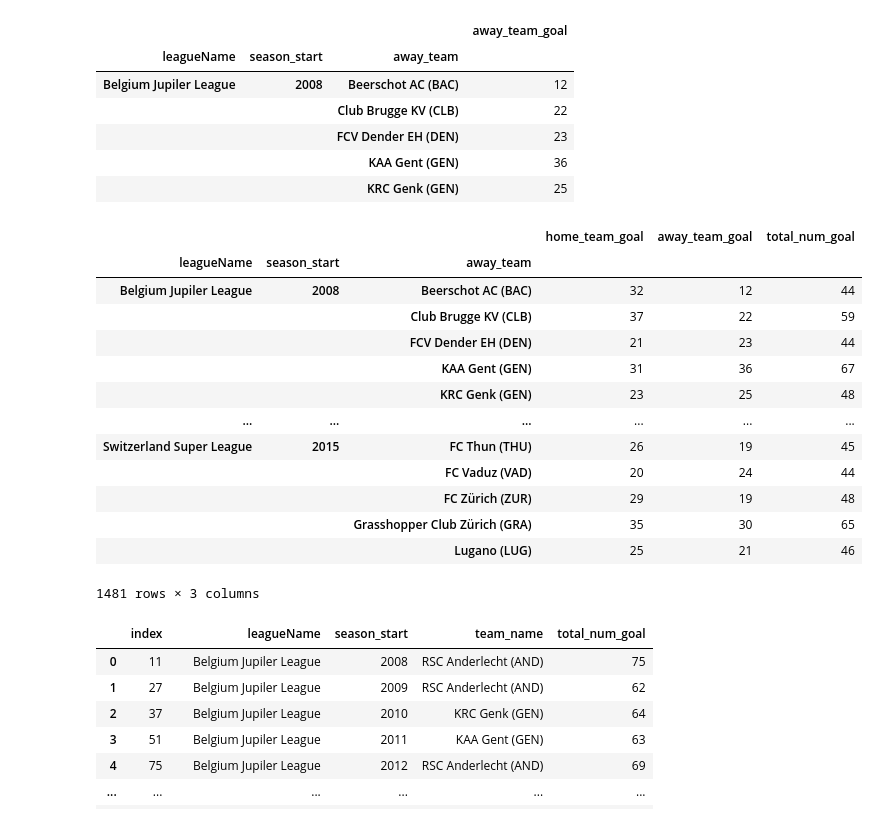
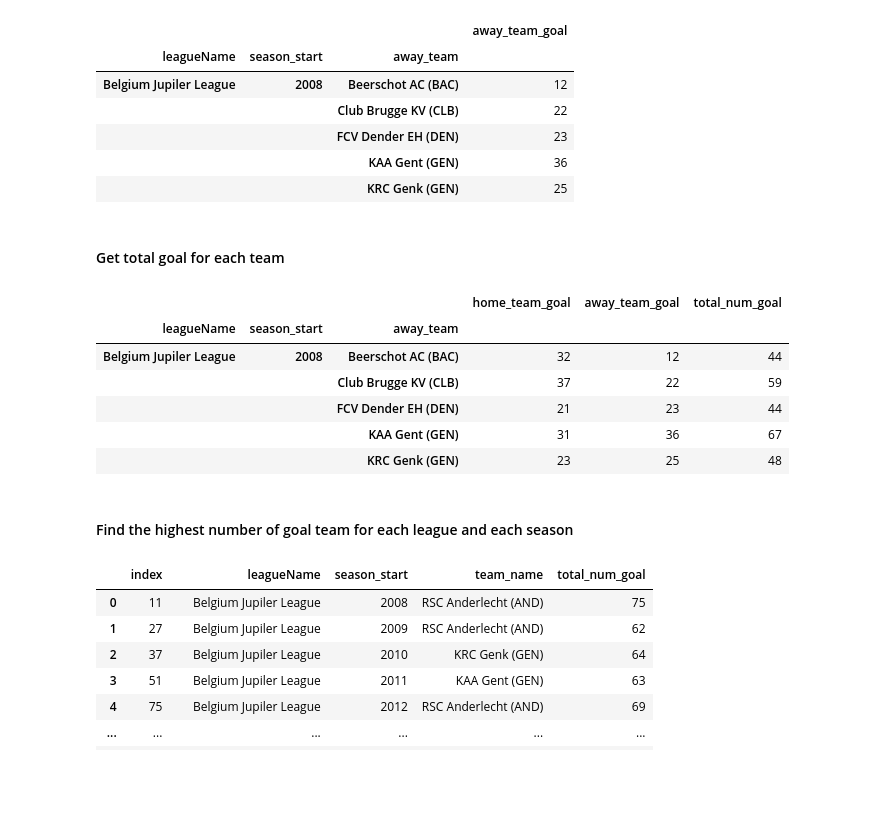
Before and after one commit to kgebrehi/European_Soccer_Analysis, a Jupyter notebook: cmsc320Final.ipynb, the cells around one changed output. Drawn from its saved outputs; the diff is of its cells as text; code cells hidden in the pictures; blank space fills up the shorter version.

```diff
--- a/cmsc320Final.ipynb
+++ b/cmsc320Final.ipynb
@@ -418,30 +384,27 @@ num_goal_away.head()
 |  |  | FCV Dender EH (DEN) | 23 |
 |  |  | KAA Gent (GEN) | 36 |
 |  |  | KRC Genk (GEN) | 25 |
+# %% [markdown]
+#### Get total goal for each team
 # %%
 num_goal = num_goal_home.merge(num_goal_away, left_index=True, right_on=['leagueName', 'season_start', 'away_team'])
 num_goal['total_num_goal'] = num_goal['home_team_goal'] + num_goal['away_team_goal']
-num_goal
+num_goal.head()
 # %% [output]
 |  |  |  | home_team_goal | away_team_goal | total_num_goal |
 | leagueName | season_start | away_team |  |  |  |
 | Belgium Jupiler League | 2008 | Beerschot AC (BAC) | 32 | 12 | 44 |
 |  |  | Club Brugge KV (CLB) | 37 | 22 | 59 |
 |  |  | FCV Dender EH (DEN) | 21 | 23 | 44 |
 |  |  | KAA Gent (GEN) | 31 | 36 | 67 |
 |  |  | KRC Genk (GEN) | 23 | 25 | 48 |
-| ... | ... | ... | ... | ... | ... |
-| Switzerland Super League | 2015 | FC Thun (THU) | 26 | 19 | 45 |
-|  |  | FC Vaduz (VAD) | 20 | 24 | 44 |
-|  |  | FC Zürich (ZUR) | 29 | 19 | 48 |
-|  |  | Grasshopper Club Zürich (GRA) | 35 | 30 | 65 |
-|  |  | Lugano (LUG) | 25 | 21 | 46 |
-1481 rows × 3 columns
 # %%
 A = num_goal # A is for later use
 # %%
 num_goal.reset_index(inplace=True)
 num_goal_highest = num_goal.loc[num_goal.groupby(["leagueName", "season_start"])["total_num_goal"].idxmax()]
+# %% [markdown]
+#### Find the highest number of goal team for each league and each season
 # %%
 num_goal_highest = num_goal_highest.rename(columns={"away_team": "team_name"})
 num_goal_highest.drop(columns = ['home_team_goal', 'away_team_goal'], axis = 1, inplace = True)
```
Also changed, not shown: parts of 99 cells of this notebook.
